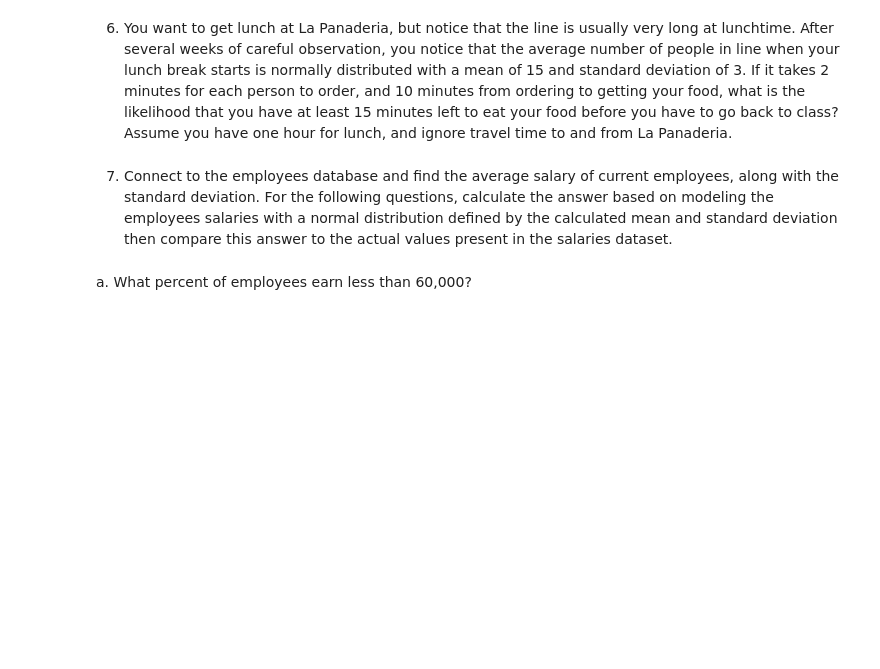
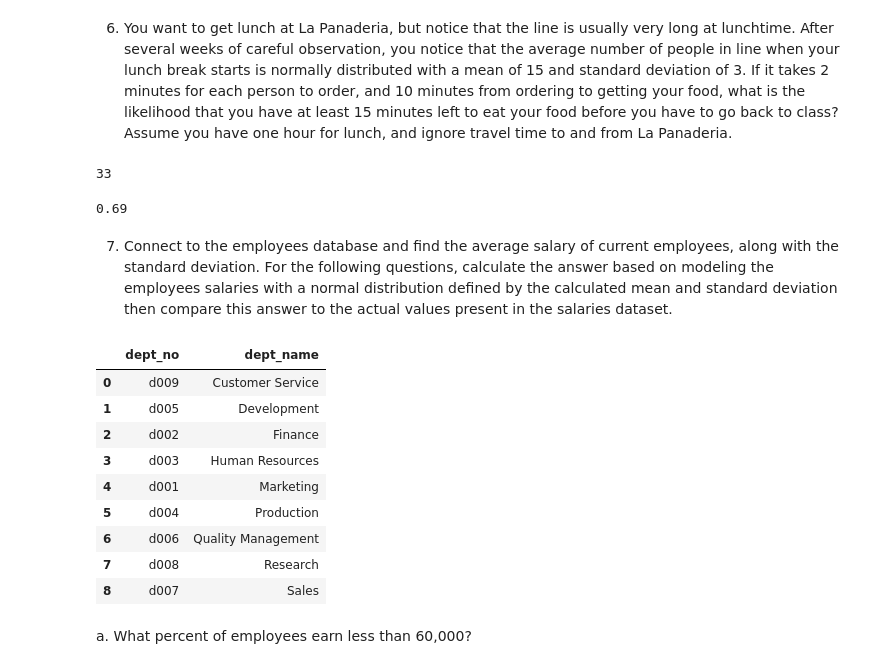
Before and after one commit to heywood95/statistics-exercises, a Jupyter notebook: probability_distributions.ipynb, the cells around one changed output. Saved outputs shown, nothing was run; the diff lists cells and outputs as text; code cells hidden in the pictures; blank space fills up the shorter version.

```diff
--- a/probability_distributions.ipynb
+++ b/probability_distributions.ipynb
@@ -79,4 +195,21 @@ bottom_15_percent.round(2)
 # %% [markdown]
 6. You want to get lunch at La Panaderia, but notice that the line is usually very long at lunchtime. After several weeks of careful observation, you notice that the average number of people in line when your lunch break starts is normally distributed with a mean of 15 and standard deviation of 3. If it takes 2 minutes for each person to order, and 10 minutes from ordering to getting your food, what is the likelihood that you have at least 15 minutes left to eat your food before you have to go back to class? Assume you have one hour for lunch, and ignore travel time to and from La Panaderia.
+# %%
+mean = 15 * 2 # 15 people take 2 minutes each to order
+std_dev = 3 * 2
+
+total_lunch_time = 60 # mins
+order_time = 2 #mins
+eat_time = 15 #mins
+cook_time = 10 #mins
+
+max_wait = total_lunch_time - order_time - eat_time - cook_time
+max_wait
+# %% [output]
+33
+# %%
+stats.norm(mean, std_dev).cdf(max_wait).round(2)
+# %% [output]
+0.69
 # %% [markdown]
 7. Connect to the employees database and find the average salary of current employees, along with the standard deviation. For the following questions, calculate the answer based on modeling the employees salaries with a normal distribution defined by the calculated mean and standard deviation then compare this answer to the actual values present in the salaries dataset.
@@ -82,0 +219,14 @@ bottom_15_percent.round(2)
+# %%
+url = f'mysql+pymysql://{env.user}:{env.password}@{env.host}/employees'
+pd.read_sql('SELECT * FROM departments', url)
+# %% [output]
+|  | dept_no | dept_name |
+| 0 | d009 | Customer Service |
+| 1 | d005 | Development |
+| 2 | d002 | Finance |
+| 3 | d003 | Human Resources |
+| 4 | d001 | Marketing |
+| 5 | d004 | Production |
+| 6 | d006 | Quality Management |
+| 7 | d008 | Research |
+| 8 | d007 | Sales |
```
Also changed, not shown: parts of 27 cells of this notebook.
